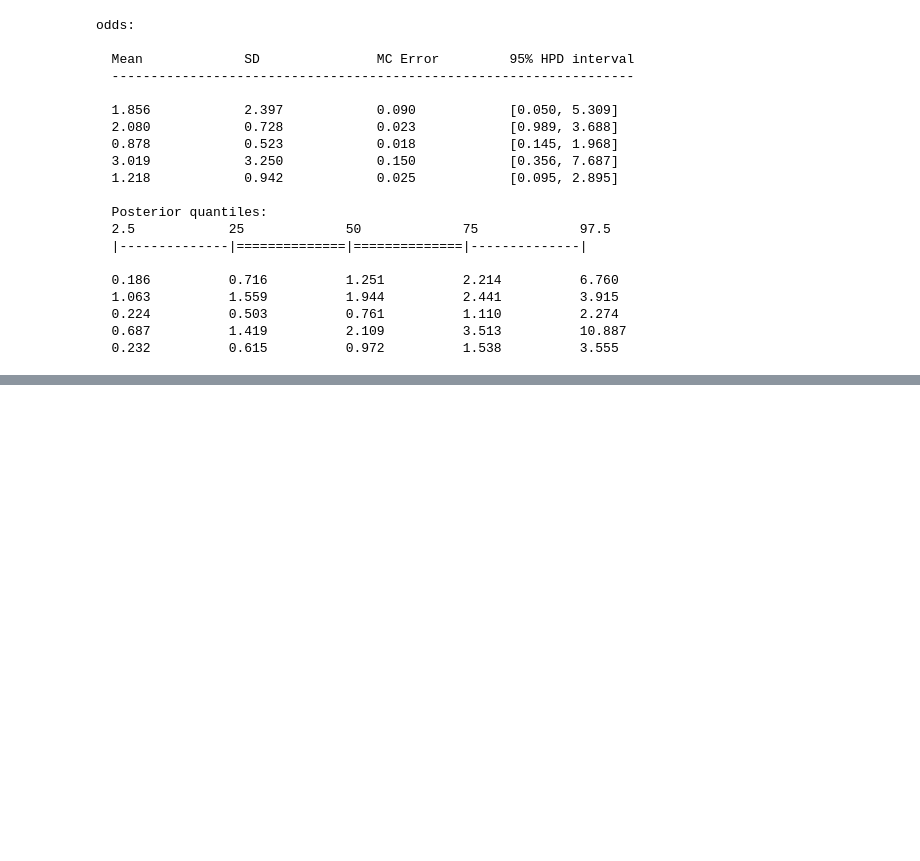
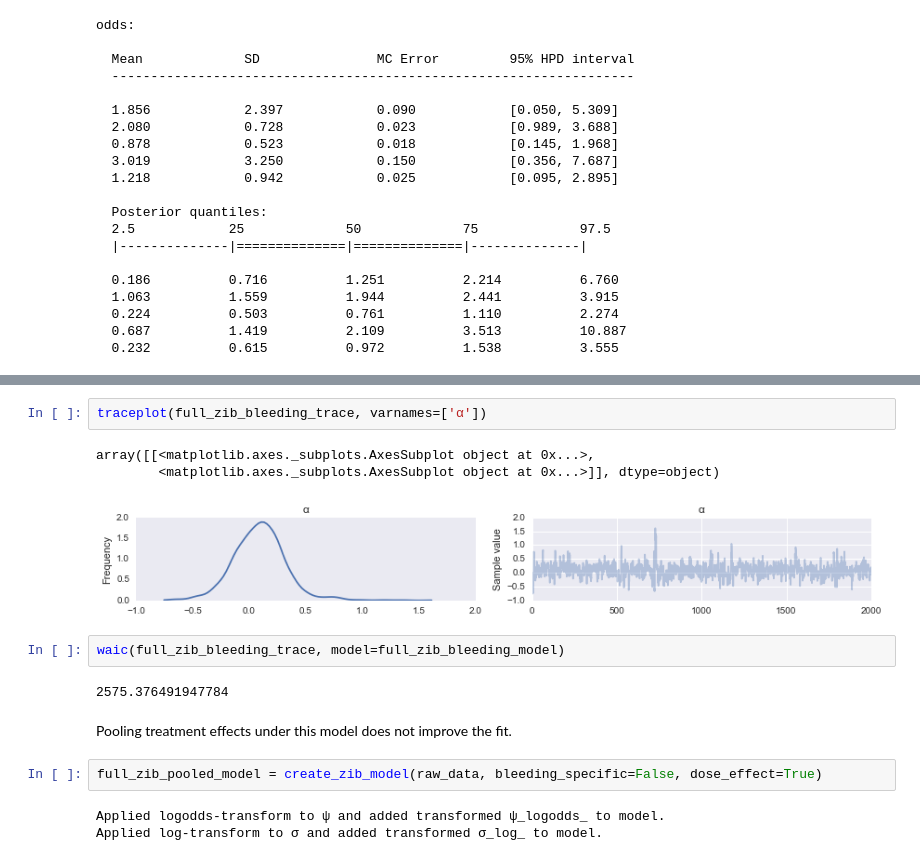
Before and after one commit to VanderbiltPopHealthSci/tonsillectomy_MA, a Jupyter notebook: Tonsillectomy KQ5 (Bleeding).ipynb, the cells around one changed output, grey strips where cells are left out. Cells and saved outputs as stored; diff of their text form; blank space fills up the shorter version.

```diff
--- a/Tonsillectomy KQ5 (Bleeding).ipynb
+++ b/Tonsillectomy KQ5 (Bleeding).ipynb
@@ -385,0 +443,17 @@ odds:
+# %%
+traceplot(full_zib_bleeding_trace, varnames=['α'])
+# %% [output]
+array([[<matplotlib.axes._subplots.AxesSubplot object at 0x...>,
+        <matplotlib.axes._subplots.AxesSubplot object at 0x...>]], dtype=object)
+[figure, added]
+# %%
+waic(full_zib_bleeding_trace, model=full_zib_bleeding_model)
+# %% [output]
+2575.376491947784
+# %% [markdown]
+Pooling treatment effects under this model does not improve the fit.
+# %%
+full_zib_pooled_model = create_zib_model(raw_data, bleeding_specific=False, dose_effect=True)
+# %% [output]
+Applied logodds-transform to ψ and added transformed ψ_logodds_ to model.
+Applied log-transform to σ and added transformed σ_log_ to model.
```
Also changed, not shown: parts of 11 cells of this notebook, 3 other files.
